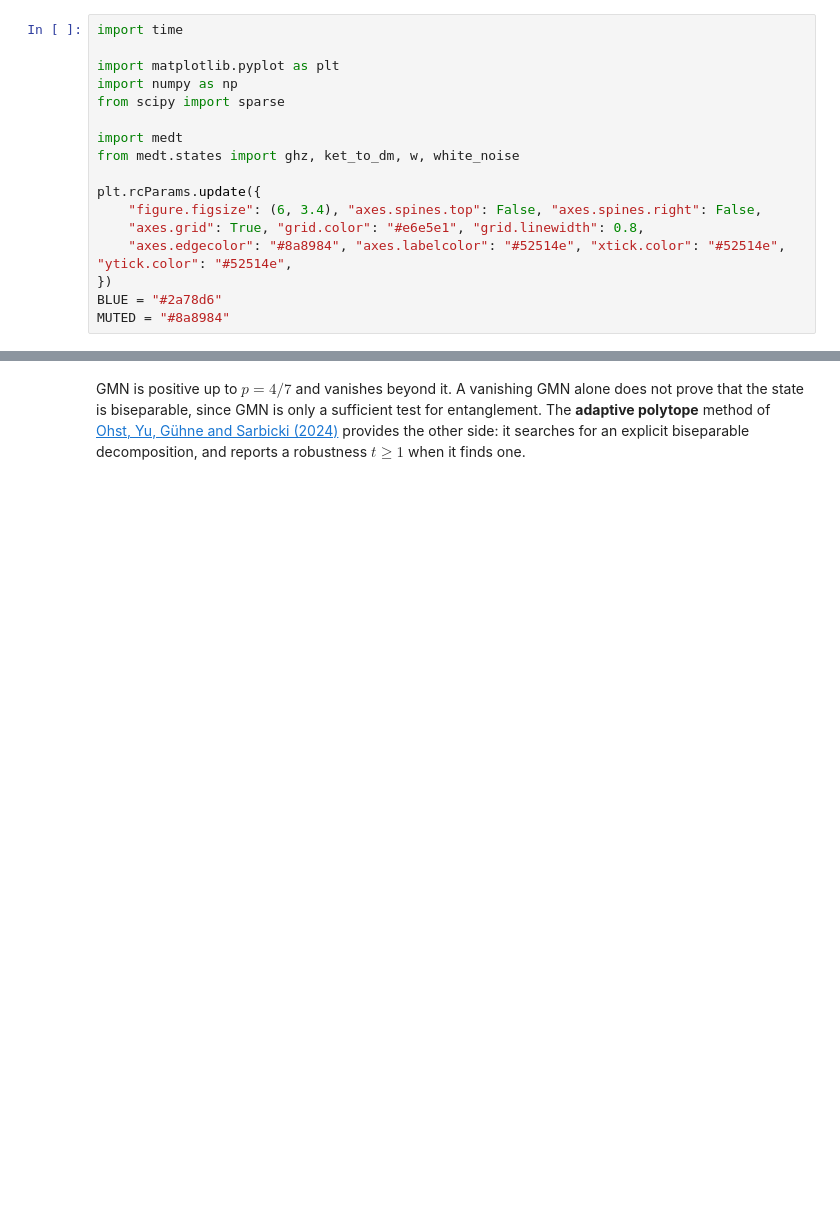
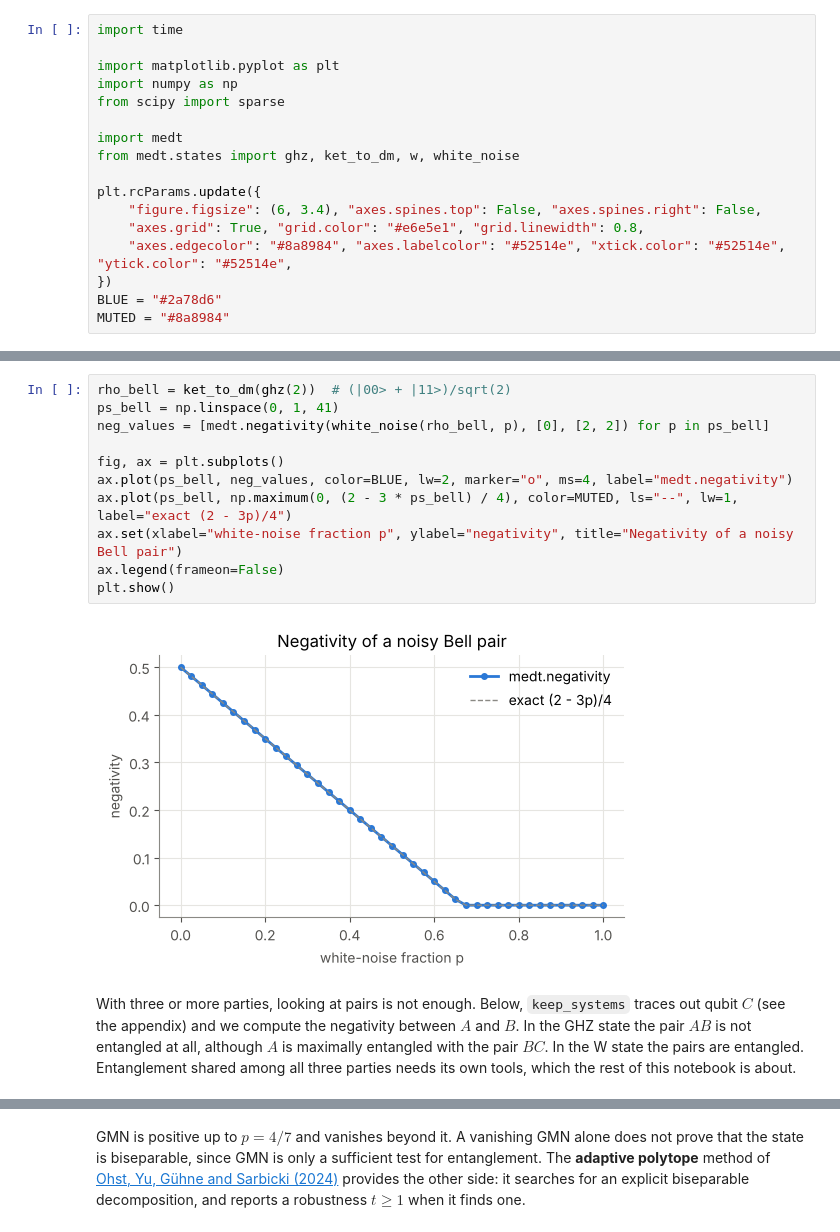
Before and after one commit to liukeLyu/multipartite-entanglement-detection-toolkit, a Jupyter notebook: examples/medt_tour.ipynb, the cells around one changed output, grey strips where cells are left out. Saved outputs shown, nothing was run; the diff lists cells and outputs as text; blank space fills up the shorter version.

```diff
--- a/examples/medt_tour.ipynb
+++ b/examples/medt_tour.ipynb
@@ -39,0 +49,15 @@ MUTED = "#8a8984"
+# %%
+rho_bell = ket_to_dm(ghz(2))  # (|00> + |11>)/sqrt(2)
+ps_bell = np.linspace(0, 1, 41)
+neg_values = [medt.negativity(white_noise(rho_bell, p), [0], [2, 2]) for p in ps_bell]
+
+fig, ax = plt.subplots()
+ax.plot(ps_bell, neg_values, color=BLUE, lw=2, marker="o", ms=4, label="medt.negativity")
+ax.plot(ps_bell, np.maximum(0, (2 - 3 * ps_bell) / 4), color=MUTED, ls="--", lw=1, label="exact (2 - 3p)/4")
+ax.set(xlabel="white-noise fraction p", ylabel="negativity", title="Negativity of a noisy Bell pair")
+ax.legend(frameon=False)
+plt.show()
+# %% [output]
+[figure, added]
+# %% [markdown]
+With three or more parties, looking at pairs is not enough. Below, `keep_systems` traces out qubit $C$ (see the appendix) and we compute the negativity between $A$ and $B$. In the GHZ state the pair $AB$ is not entangled at all, although $A$ is maximally entangled with the pair $BC$. In the W state the pairs are entangled. Entanglement shared among all three parties needs its own tools, which the rest of this notebook is about.
```
Also changed, not shown: parts of 15 cells of this notebook.
